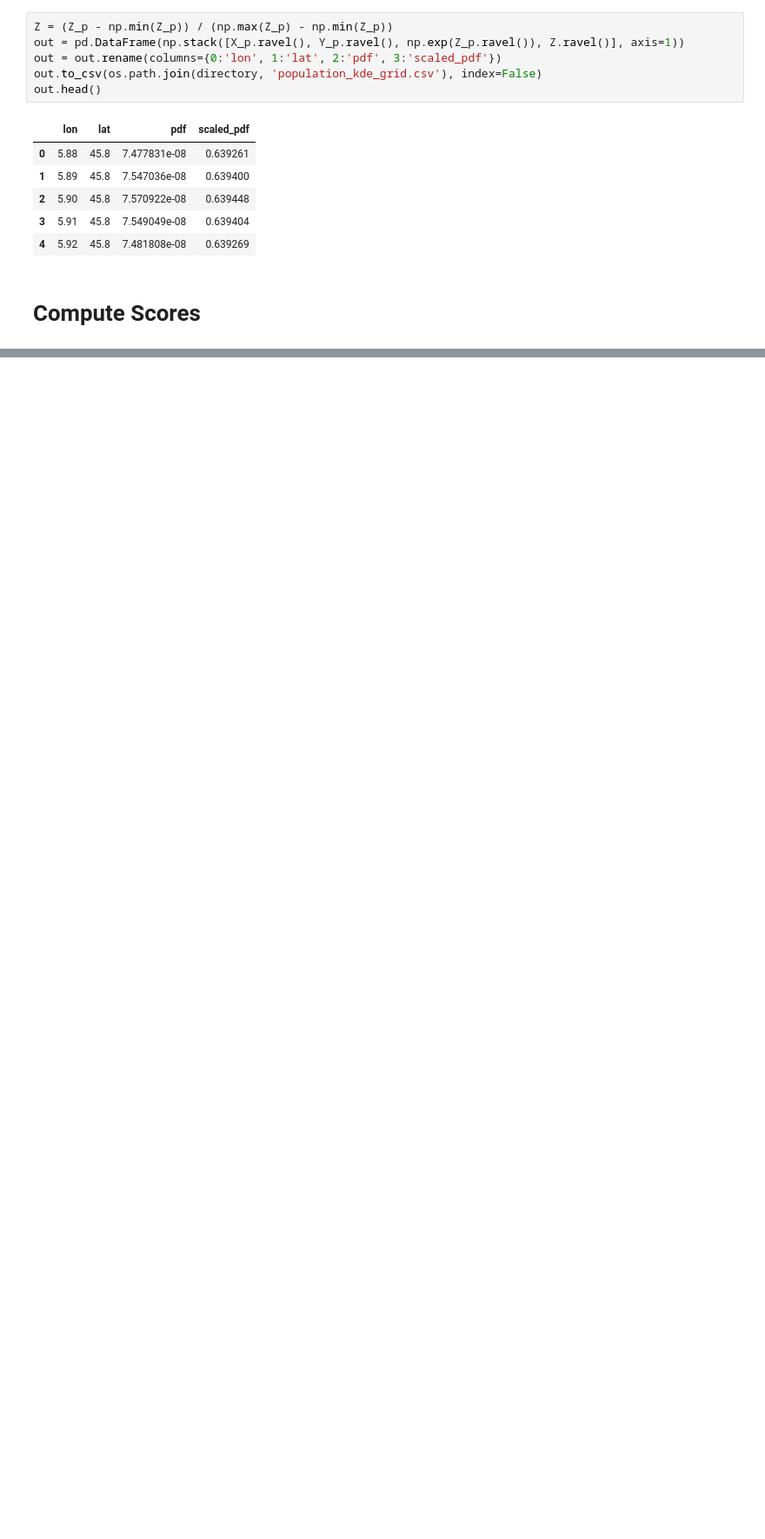
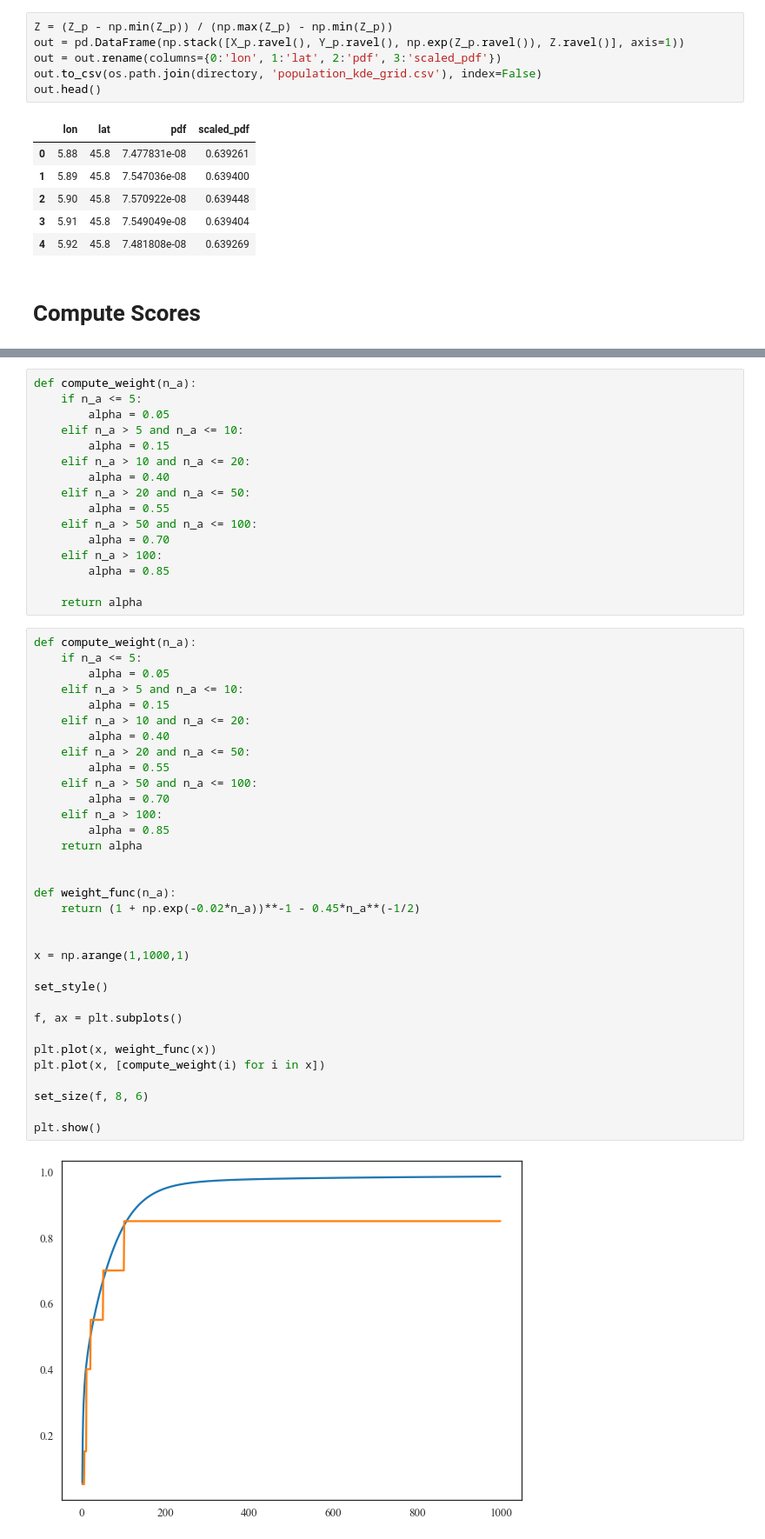
Before and after one commit to galbraic/spatial-assocr, a Jupyter notebook: notebooks/MDC.ipynb, the cells around one changed output, grey strips where cells are left out. Shown at 87% size. Cells and saved outputs as stored; diff of their text form; blank space fills up the shorter version.

Commit message:
parameterized function for alpha

```diff
--- a/notebooks/MDC.ipynb
+++ b/notebooks/MDC.ipynb
@@ -767,0 +784,51 @@ score_vals.to_csv(os.path.join(directory, "score_func_vals.csv"), index=False)
+# %%
+def compute_weight(n_a):
+    if n_a <= 5:
+        alpha = 0.05
+    elif n_a > 5 and n_a <= 10:
+        alpha = 0.15
+    elif n_a > 10 and n_a <= 20:
+        alpha = 0.40
+    elif n_a > 20 and n_a <= 50:
+        alpha = 0.55
+    elif n_a > 50 and n_a <= 100:
+        alpha = 0.70
+    elif n_a > 100:
+        alpha = 0.85
+
+    return alpha
+# %%
+def compute_weight(n_a):
+    if n_a <= 5:
+        alpha = 0.05
+    elif n_a > 5 and n_a <= 10:
+        alpha = 0.15
+    elif n_a > 10 and n_a <= 20:
+        alpha = 0.40
+    elif n_a > 20 and n_a <= 50:
+        alpha = 0.55
+    elif n_a > 50 and n_a <= 100:
+        alpha = 0.70
+    elif n_a > 100:
+        alpha = 0.85
+    return alpha
+
+
+def weight_func(n_a):
+    return (1 + np.exp(-0.02*n_a))**-1 - 0.45*n_a**(-1/2)
+
+
+x = np.arange(1,1000,1)
+
+set_style()
+
+f, ax = plt.subplots()
+
+plt.plot(x, weight_func(x))
+plt.plot(x, [compute_weight(i) for i in x])
+
+set_size(f, 8, 6)
+
+plt.show()
+# %% [output]
+[figure, added]
```
Also changed, not shown: parts of 4 cells of this notebook, 1 other file.
